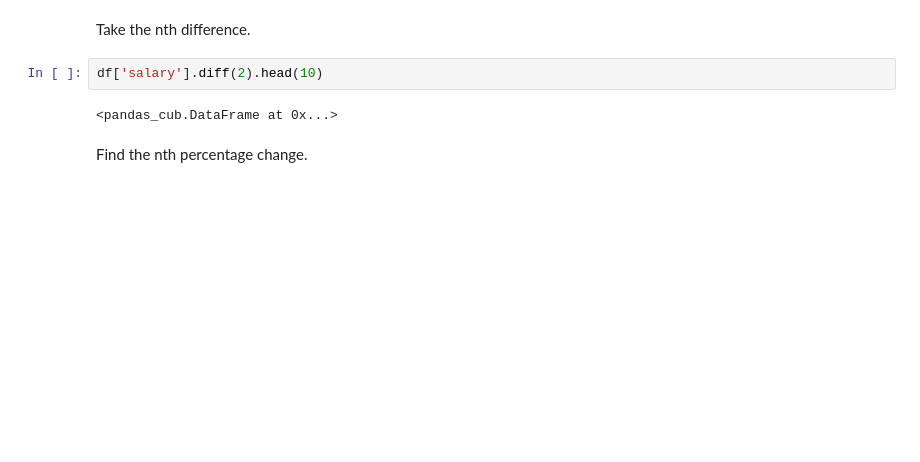
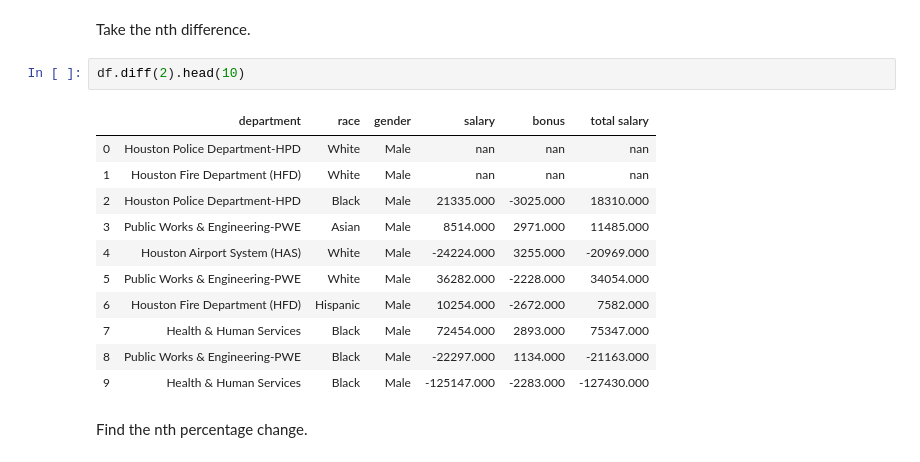
Before and after one commit to dexplo/pandas_cub, a Jupyter notebook: README.ipynb, the cells around one changed output. Drawn from its saved outputs; the diff is of its cells as text; blank space fills up the shorter version.

Commit message:
html table

```diff
--- a/README.ipynb
+++ b/README.ipynb
@@ -349,9 +498,19 @@ here
 # %% [markdown]
 Take the nth difference.
 # %%
-df['salary'].diff(2).head(10)
+df.diff(2).head(10)
 # %% [output]
-<pandas_cub.DataFrame at 0x...>
+|  | department | race | gender | salary | bonus | total salary |
+| 0 | Houston Police Department-HPD | White | Male | nan | nan | nan |
+| 1 | Houston Fire Department (HFD) | White | Male | nan | nan | nan |
+| 2 | Houston Police Department-HPD | Black | Male | 21335.000 | -3025.000 | 18310.000 |
+| 3 | Public Works & Engineering-PWE | Asian | Male | 8514.000 | 2971.000 | 11485.000 |
+| 4 | Houston Airport System (HAS) | White | Male | -24224.000 | 3255.000 | -20969.000 |
+| 5 | Public Works & Engineering-PWE | White | Male | 36282.000 | -2228.000 | 34054.000 |
+| 6 | Houston Fire Department (HFD) | Hispanic | Male | 10254.000 | -2672.000 | 7582.000 |
+| 7 | Health & Human Services | Black | Male | 72454.000 | 2893.000 | 75347.000 |
+| 8 | Public Works & Engineering-PWE | Black | Male | -22297.000 | 1134.000 | -21163.000 |
+| 9 | Health & Human Services | Black | Male | -125147.000 | -2283.000 | -127430.000 |
 # %% [markdown]
 Find the nth percentage change.
 # %%
```
Also changed, not shown: parts of 63 cells of this notebook, 2 other files.
